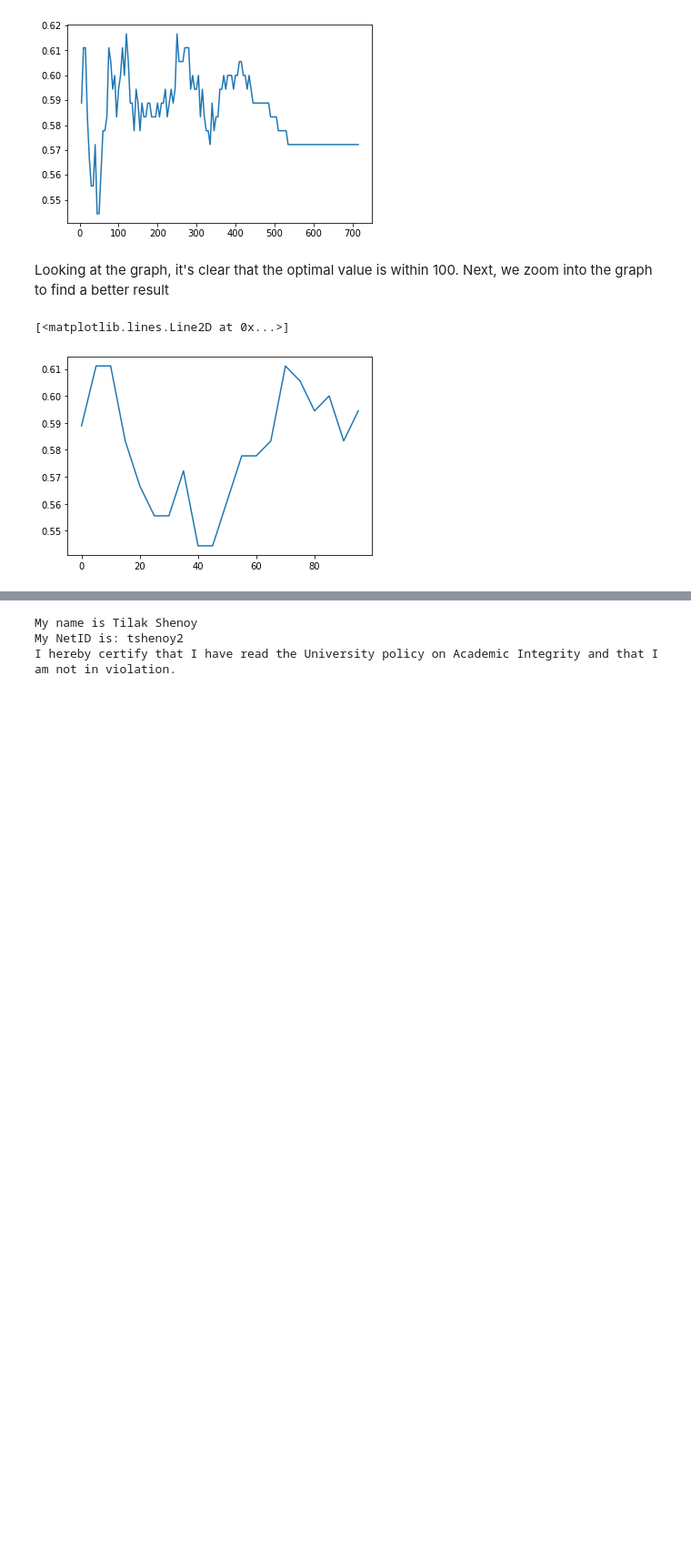
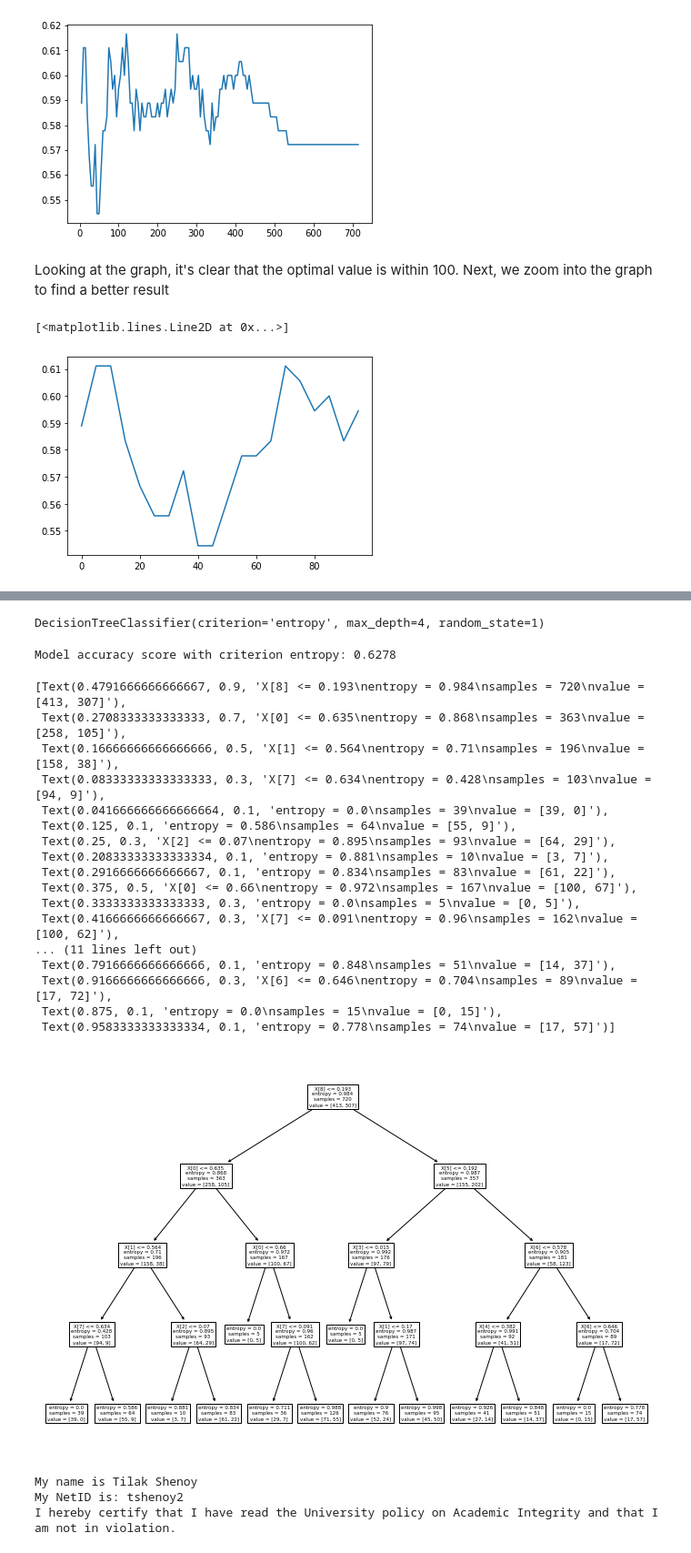
Before and after one commit to Tilak-Shenoy/IE517, a Jupyter notebook: IE517_F20_HW2.ipynb, the cells around one changed output, grey strips where cells are left out. Shown: that part at 91% size. Cells and saved outputs as stored; diff of their text form; code cells hidden in the pictures; blank space fills up the shorter version.

```diff
--- a/IE517_F20_HW2.ipynb
+++ b/IE517_F20_HW2.ipynb
@@ -68,3 +107,39 @@ plt.plot(k,accuracy100)
+# %%
+# Building the decision tree with entropy
+dt_tree = DecisionTreeClassifier(criterion = 'entropy', max_depth=4, random_state = 1)
+dt_tree.fit(X_train, y_train)
+# %% [output]
+DecisionTreeClassifier(criterion='entropy', max_depth=4, random_state=1)
+# %%
+y_pred = dt_tree.predict(X_test)
+
+print('Model accuracy score with criterion entropy: {0:0.4f}'. format(accuracy_score(y_test, y_pred)))
+# %% [output]
+Model accuracy score with criterion entropy: 0.6278
+# %%
+#Visualizing the tree
+plt.figure(figsize=(12,8))
+
+tree.plot_tree(dt_tree.fit(X_train, y_train))
+# %% [output]
+[Text(0.4791666666666667, 0.9, 'X[8] <= 0.193\nentropy = 0.984\nsamples = 720\nvalue = [413, 307]'),
+ Text(0.2708333333333333, 0.7, 'X[0] <= 0.635\nentropy = 0.868\nsamples = 363\nvalue = [258, 105]'),
+ Text(0.16666666666666666, 0.5, 'X[1] <= 0.564\nentropy = 0.71\nsamples = 196\nvalue = [158, 38]'),
+ Text(0.08333333333333333, 0.3, 'X[7] <= 0.634\nentropy = 0.428\nsamples = 103\nvalue = [94, 9]'),
+ Text(0.041666666666666664, 0.1, 'entropy = 0.0\nsamples = 39\nvalue = [39, 0]'),
+ Text(0.125, 0.1, 'entropy = 0.586\nsamples = 64\nvalue = [55, 9]'),
+ Text(0.25, 0.3, 'X[2] <= 0.07\nentropy = 0.895\nsamples = 93\nvalue = [64, 29]'),
+ Text(0.20833333333333334, 0.1, 'entropy = 0.881\nsamples = 10\nvalue = [3, 7]'),
+ Text(0.2916666666666667, 0.1, 'entropy = 0.834\nsamples = 83\nvalue = [61, 22]'),
+ Text(0.375, 0.5, 'X[0] <= 0.66\nentropy = 0.972\nsamples = 167\nvalue = [100, 67]'),
+ Text(0.3333333333333333, 0.3, 'entropy = 0.0\nsamples = 5\nvalue = [0, 5]'),
+ Text(0.4166666666666667, 0.3, 'X[7] <= 0.091\nentropy = 0.96\nsamples = 162\nvalue = [100, 62]'),
+... (11 lines left out)
+ Text(0.7916666666666666, 0.1, 'entropy = 0.848\nsamples = 51\nvalue = [14, 37]'),
+ Text(0.9166666666666666, 0.3, 'X[6] <= 0.646\nentropy = 0.704\nsamples = 89\nvalue = [17, 72]'),
+ Text(0.875, 0.1, 'entropy = 0.0\nsamples = 15\nvalue = [0, 15]'),
+ Text(0.9583333333333334, 0.1, 'entropy = 0.778\nsamples = 74\nvalue = [17, 57]')]
+[figure, added]
 # %%
 print("My name is Tilak Shenoy")
 print("My NetID is: tshenoy2")
```
Also changed, not shown: parts of 4 cells of this notebook.
